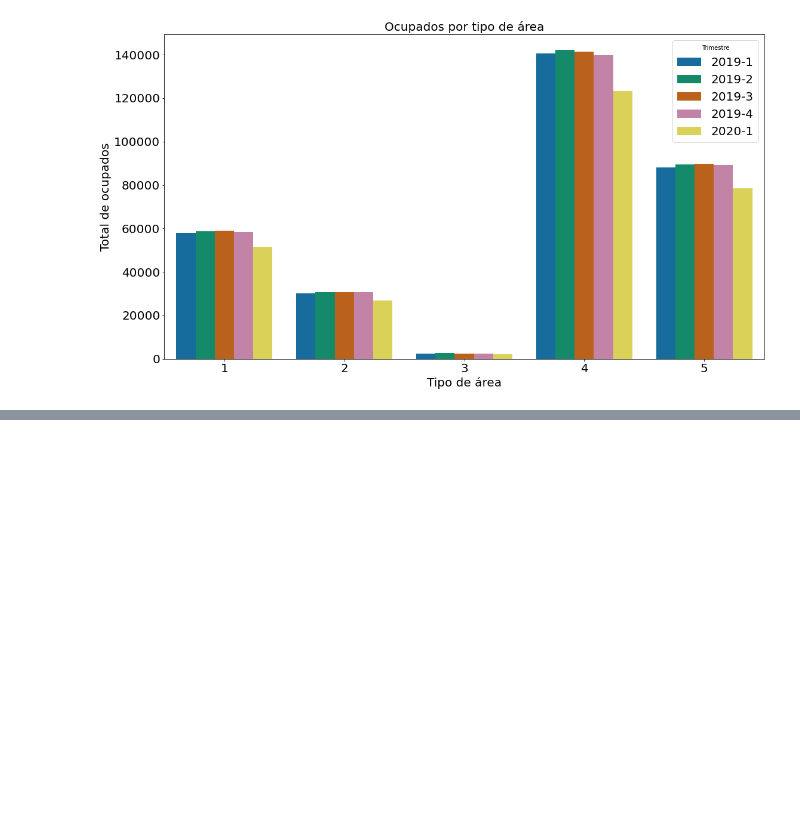
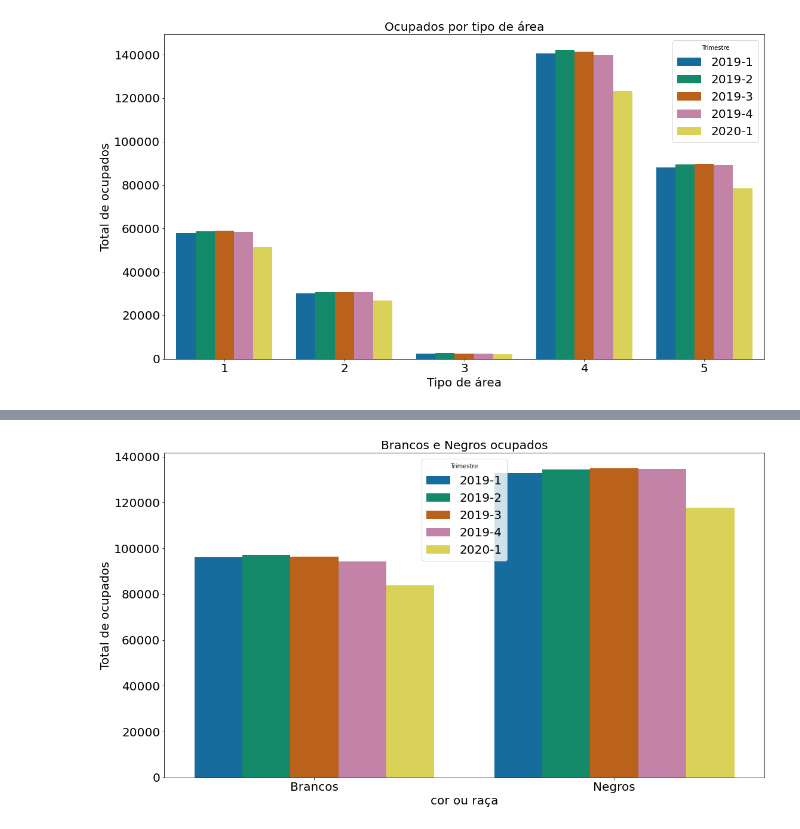
Before and after one commit to martimallow/CovidDataAnalytics, a Jupyter notebook: #6.ipynb, the cells around one changed output, grey strips where cells are left out. Saved outputs shown, nothing was run; the diff lists cells and outputs as text; code cells hidden in the pictures; blank space fills up the shorter version.

```diff
--- a/#6.ipynb
+++ b/#6.ipynb
@@ -320,0 +392,6 @@ plt.show()
+# %%
+#Criando a categoria negros (pretos e pardos)
+negros = raca[raca.index.isin([2,4])].groupby('Trimestre', as_index=False).sum()
+negros['V2010'] = 6
+negros = negros.set_index('V2010')
+negros
@@ -320,0 +406,5 @@ plt.show()
+# %%
+#Selecionando apenas negros e brancos
+bw = [raca[raca.index == 1], negros]
+black_white = pd.concat(bw).rename(index={1 : 'Brancos', 6 : 'Negros'})
+black_white
@@ -320,0 +424,9 @@ plt.show()
+# %%
+sns.barplot(x=black_white.index, y='VD4002', hue='Trimestre', data=black_white)
+plt.title("Brancos e Negros ocupados")
+plt.ylabel("Total de ocupados")
+plt.xlabel("cor ou raça")
+#plt.savefig('ocupados_b&w.png', transparent=True)
+plt.show()
+# %% [output]
+[figure, added]
```
Also changed, not shown: parts of 13 cells of this notebook.
